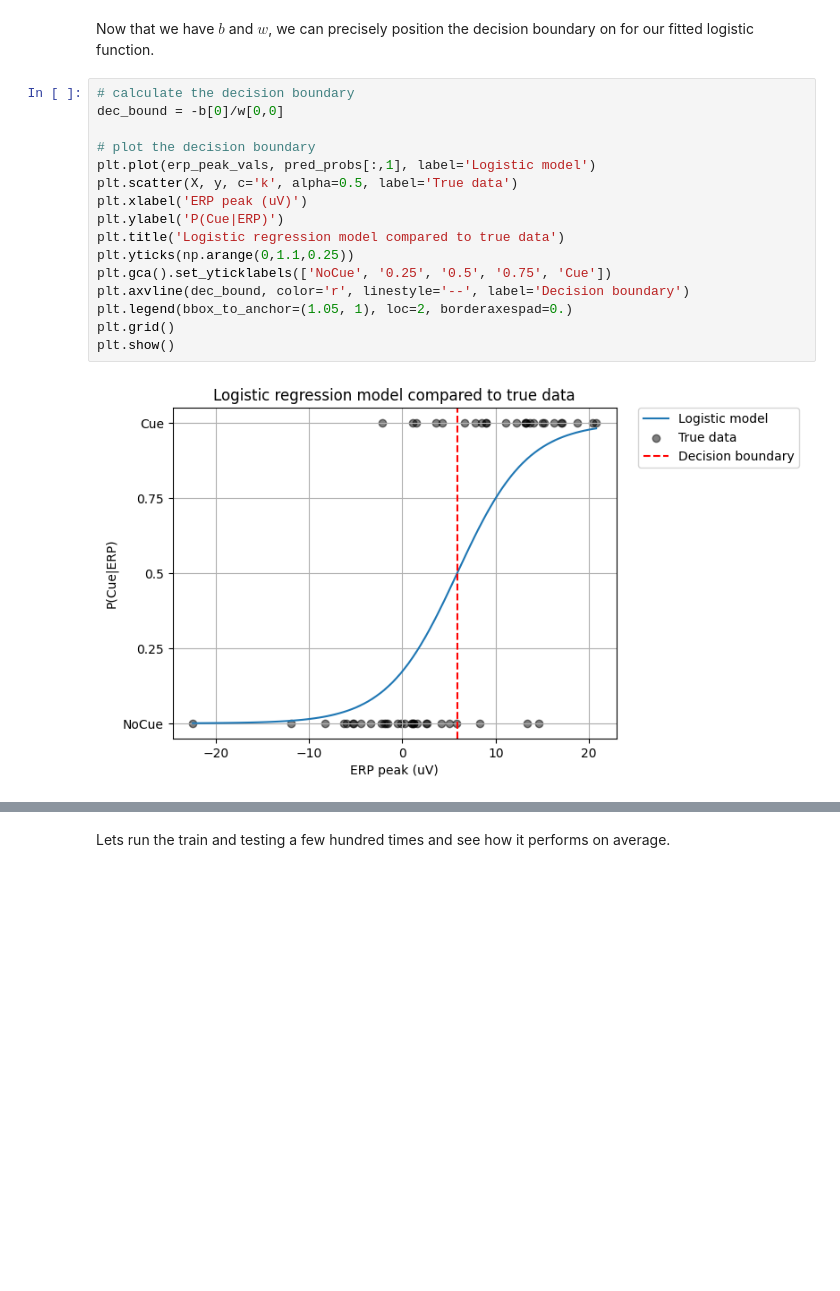
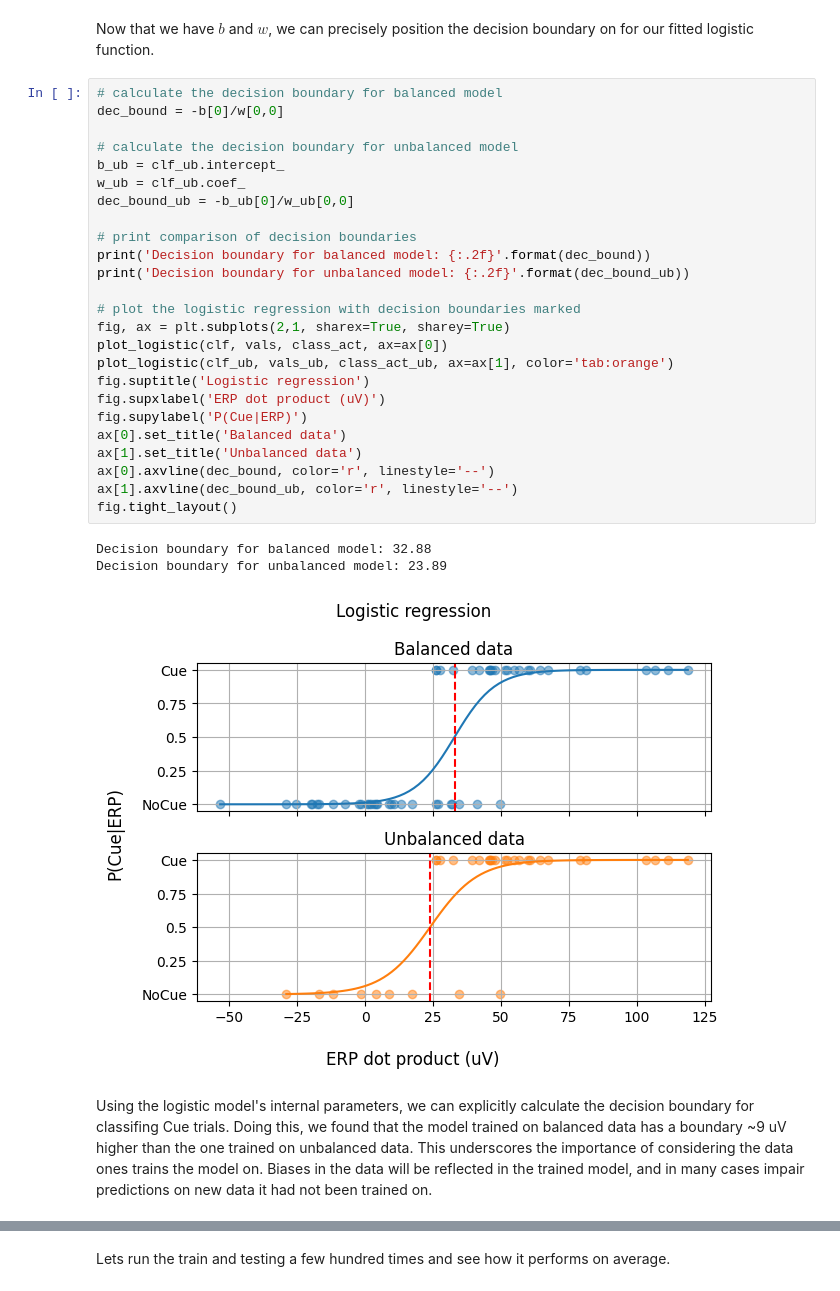
Before and after one commit to dbheadley/DecodingTheBrain, a Jupyter notebook: Week3/notes.ipynb, the cells around one changed output, grey strips where cells are left out. Saved outputs shown, nothing was run; the diff lists cells and outputs as text; blank space fills up the shorter version.

```diff
--- a/Week3/notes.ipynb
+++ b/Week3/notes.ipynb
@@ -888,22 +993,35 @@ The value of coef_ is: 0.27
 # %% [markdown]
 Now that we have $b$ and $w$, we can precisely position the decision boundary on for our fitted logistic function.
-# %%
-# calculate the decision boundary
-dec_bound = -b[0]/w[0,0]
-
-# plot the decision boundary
-plt.plot(erp_peak_vals, pred_probs[:,1], label='Logistic model')
-plt.scatter(X, y, c='k', alpha=0.5, label='True data')
-plt.xlabel('ERP peak (uV)')
-plt.ylabel('P(Cue|ERP)')
-plt.title('Logistic regression model compared to true data')
-plt.yticks(np.arange(0,1.1,0.25))
-plt.gca().set_yticklabels(['NoCue', '0.25', '0.5', '0.75', 'Cue'])
-plt.axvline(dec_bound, color='r', linestyle='--', label='Decision boundary')
-plt.legend(bbox_to_anchor=(1.05, 1), loc=2, borderaxespad=0.)
-plt.grid()
-plt.show()
-# %% [output]
-[figure, removed]
+# %%
+# calculate the decision boundary for balanced model
+dec_bound = -b[0]/w[0,0]
+
+# calculate the decision boundary for unbalanced model
+b_ub = clf_ub.intercept_
+w_ub = clf_ub.coef_
+dec_bound_ub = -b_ub[0]/w_ub[0,0]
+
+# print comparison of decision boundaries
+print('Decision boundary for balanced model: {:.2f}'.format(dec_bound))
+print('Decision boundary for unbalanced model: {:.2f}'.format(dec_bound_ub))
+
+# plot the logistic regression with decision boundaries marked
+fig, ax = plt.subplots(2,1, sharex=True, sharey=True)
+plot_logistic(clf, vals, class_act, ax=ax[0])
+plot_logistic(clf_ub, vals_ub, class_act_ub, ax=ax[1], color='tab:orange')
+fig.suptitle('Logistic regression')
+fig.supxlabel('ERP dot product (uV)')
+fig.supylabel('P(Cue|ERP)')
+ax[0].set_title('Balanced data')
+ax[1].set_title('Unbalanced data')
+ax[0].axvline(dec_bound, color='r', linestyle='--')
+ax[1].axvline(dec_bound_ub, color='r', linestyle='--')
+fig.tight_layout()
+# %% [output]
+Decision boundary for balanced model: 32.88
+Decision boundary for unbalanced model: 23.89
+[figure, added]
+# %% [markdown]
+Using the logistic model's internal parameters, we can explicitly calculate the decision boundary for classifing Cue trials. Doing this, we found that the model trained on balanced data has a boundary ~9 uV higher than the one trained on unbalanced data. This underscores the importance of considering the data ones trains the model on. Biases in the data will be reflected in the trained model, and in many cases impair predictions on new data it had not been trained on.
 # %% [markdown]
 ### Prediction
```
Also changed, not shown: parts of 29 cells of this notebook.
